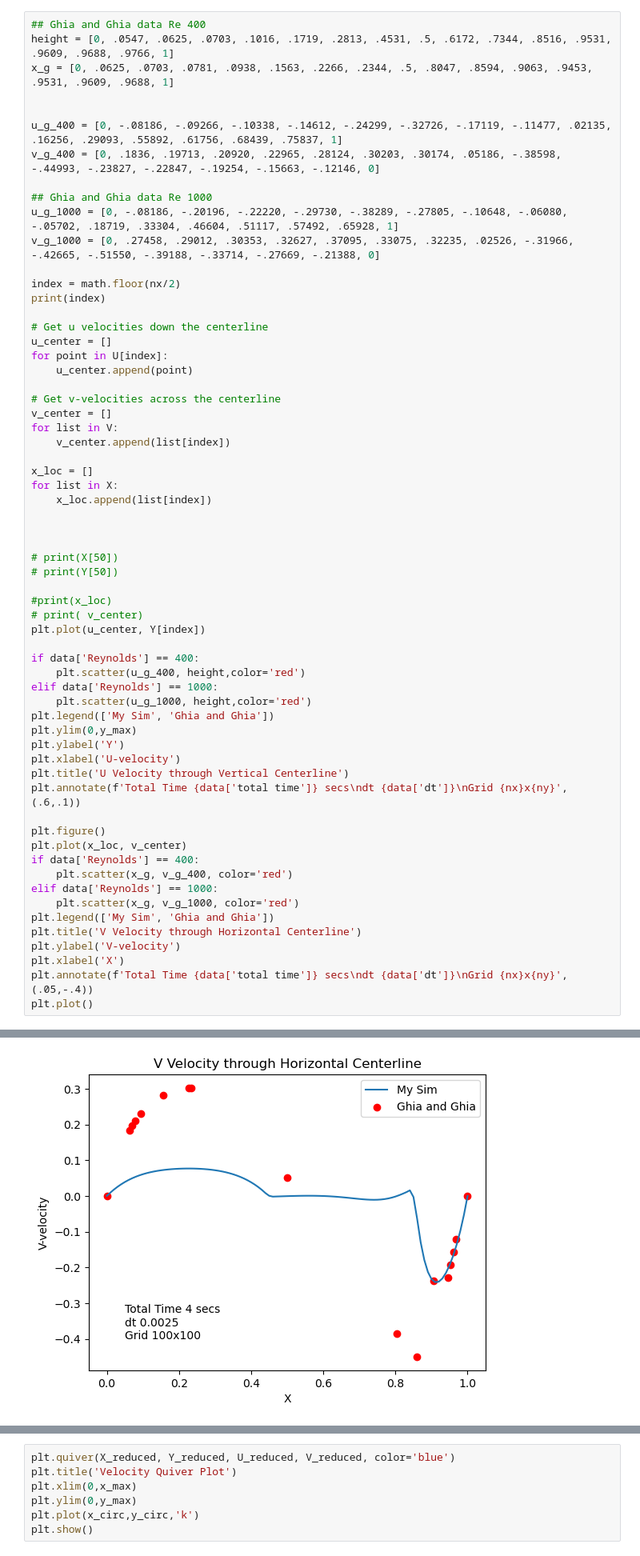
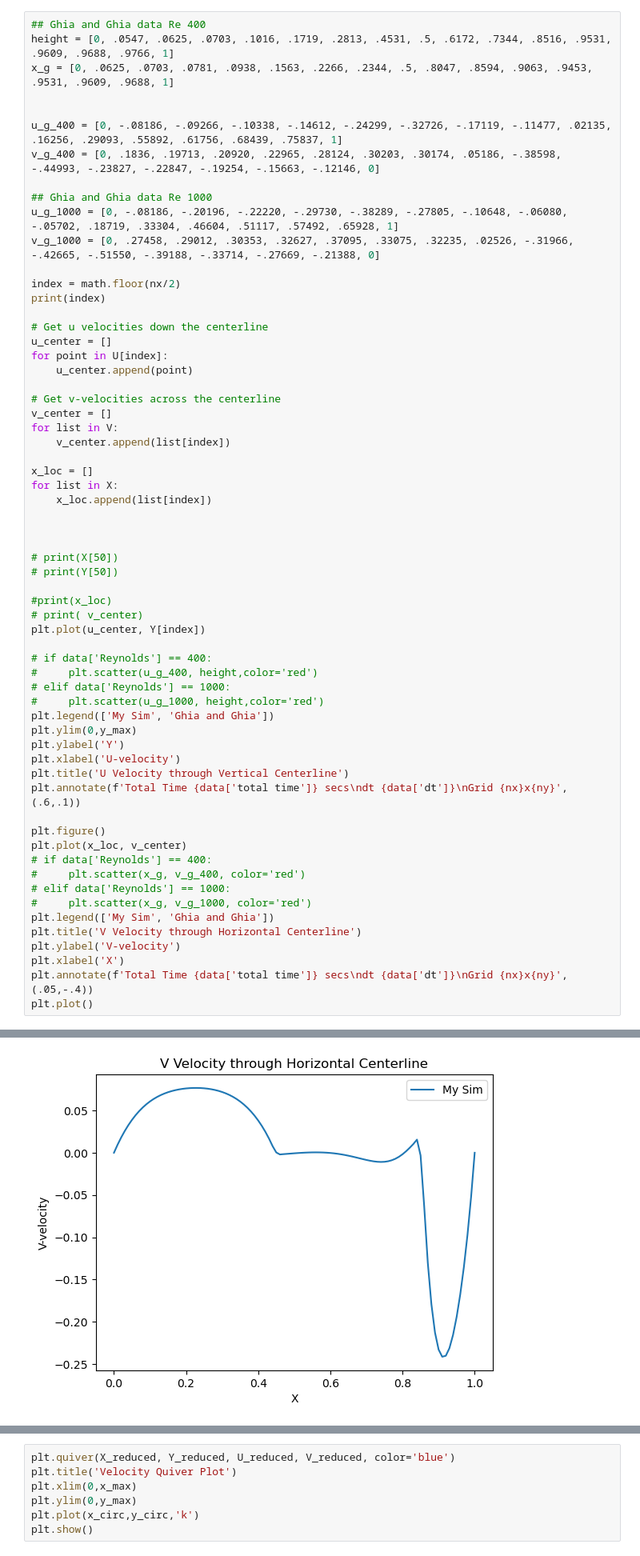
Before and after one commit to roneil44/FlowSim, a Jupyter notebook: analyis.ipynb, the cells around one changed output, grey strips where cells are left out. Shown at 80% size. Drawn from its saved outputs; the diff is of its cells as text.

```diff
--- a/analyis.ipynb
+++ b/analyis.ipynb
@@ -247,10 +247,10 @@ for list in X:
 # print( v_center)
 plt.plot(u_center, Y[index])
 
-if data['Reynolds'] == 400:
-    plt.scatter(u_g_400, height,color='red')
-elif data['Reynolds'] == 1000:
-    plt.scatter(u_g_1000, height,color='red')
+# if data['Reynolds'] == 400:
+#     plt.scatter(u_g_400, height,color='red')
+# elif data['Reynolds'] == 1000:
+#     plt.scatter(u_g_1000, height,color='red')
 plt.legend(['My Sim', 'Ghia and Ghia'])
 plt.ylim(0,y_max)
 plt.ylabel('Y')
@@ -260,10 +260,10 @@ plt.annotate(f'Total Time {data['total time']} secs\ndt {data['dt']}\nGrid {nx}x
 
 plt.figure()
 plt.plot(x_loc, v_center)
-if data['Reynolds'] == 400:
-    plt.scatter(x_g, v_g_400, color='red')
-elif data['Reynolds'] == 1000:
-    plt.scatter(x_g, v_g_1000, color='red')
+# if data['Reynolds'] == 400:
+#     plt.scatter(x_g, v_g_400, color='red')
+# elif data['Reynolds'] == 1000:
+#     plt.scatter(x_g, v_g_1000, color='red')
 plt.legend(['My Sim', 'Ghia and Ghia'])
 plt.title('V Velocity through Horizontal Centerline')
 plt.ylabel('V-velocity')
@@ -277,4 +277,4 @@ plt.plot()
-[figure, old version]
+[figure, new version]
 # %%
 U_t = np.transpose(U)
 V_t = np.transpose(V)
```
Also changed, not shown: parts of 1 cell of this notebook, 2 other files.
